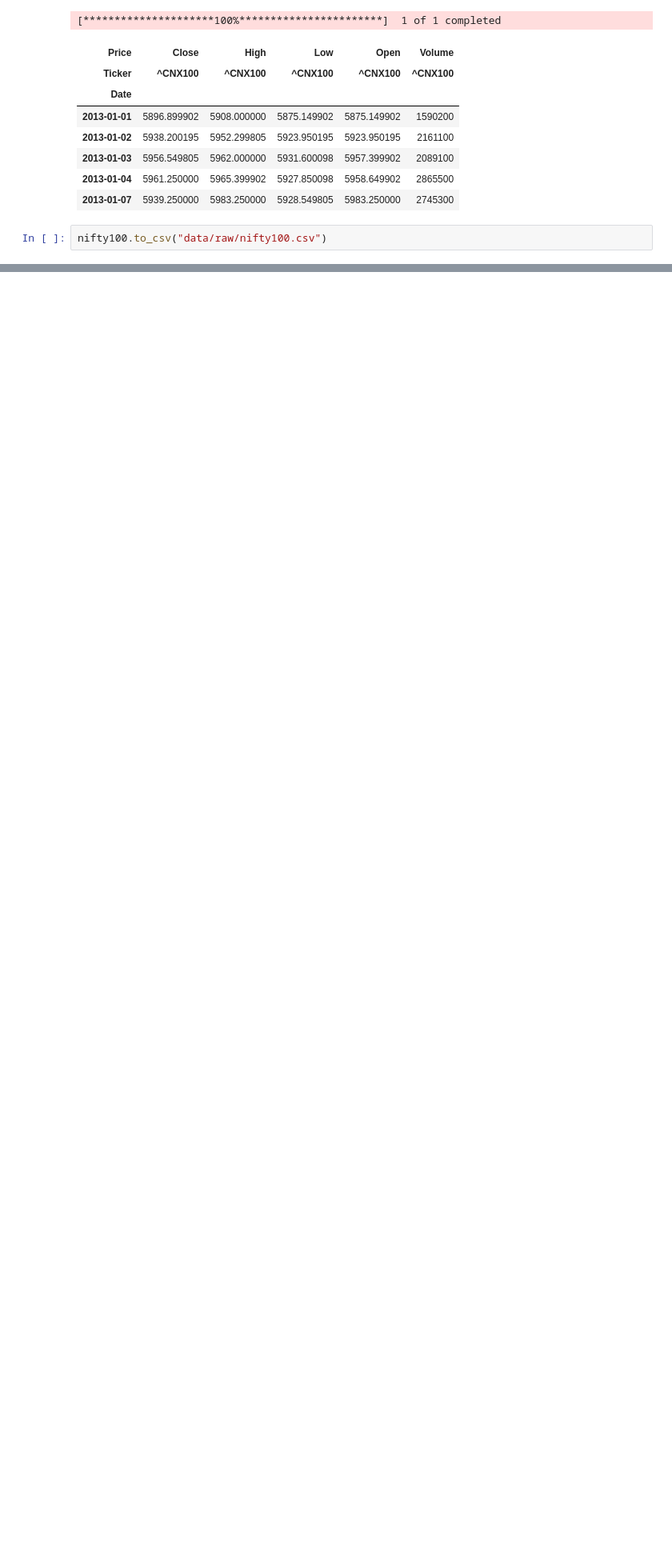
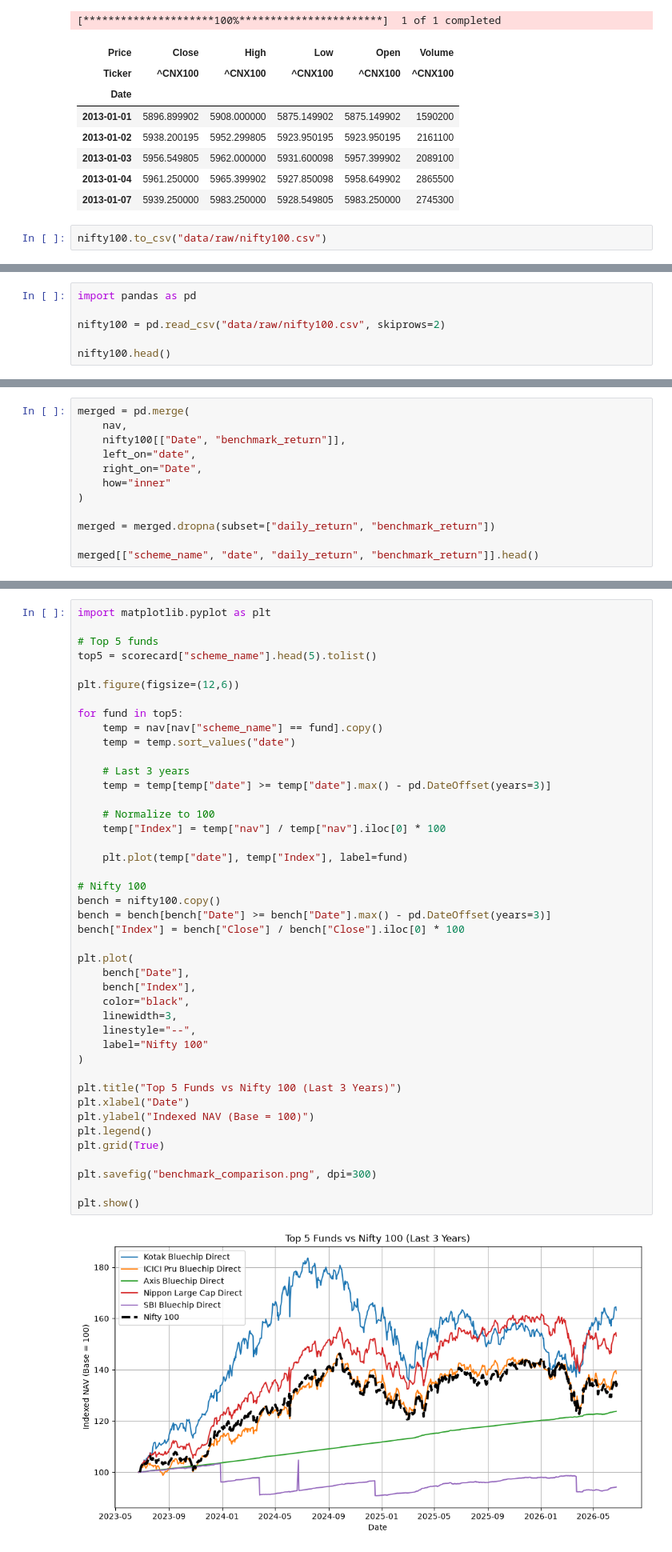
Before and after one commit to indiraselvam94-debug/mutual-fund-analytics, a Jupyter notebook: Performance_Analytics.ipynb, the cells around one changed output, grey strips where cells are left out. Shown at 80% size. Saved outputs shown, nothing was run; the diff lists cells and outputs as text; blank space fills up the shorter version.

```diff
--- a/Performance_Analytics.ipynb
+++ b/Performance_Analytics.ipynb
@@ -497,0 +512,6 @@ KeyError: 'Date'
+# %%
+import pandas as pd
+
+nifty100 = pd.read_csv("data/raw/nifty100.csv", skiprows=2)
+
+nifty100.head()
@@ -497,0 +606,12 @@ KeyError: 'Date'
+# %%
+merged = pd.merge(
+    nav,
+    nifty100[["Date", "benchmark_return"]],
+    left_on="date",
+    right_on="Date",
+    how="inner"
+)
+
+merged = merged.dropna(subset=["daily_return", "benchmark_return"])
+
+merged[["scheme_name", "date", "daily_return", "benchmark_return"]].head()
@@ -497,0 +706,45 @@ KeyError: 'Date'
+# %%
+import matplotlib.pyplot as plt
+
+# Top 5 funds
+top5 = scorecard["scheme_name"].head(5).tolist()
+
+plt.figure(figsize=(12,6))
+
+for fund in top5:
+    temp = nav[nav["scheme_name"] == fund].copy()
+    temp = temp.sort_values("date")
+
+    # Last 3 years
+    temp = temp[temp["date"] >= temp["date"].max() - pd.DateOffset(years=3)]
+
+    # Normalize to 100
+    temp["Index"] = temp["nav"] / temp["nav"].iloc[0] * 100
+
+    plt.plot(temp["date"], temp["Index"], label=fund)
+
+# Nifty 100
+bench = nifty100.copy()
+bench = bench[bench["Date"] >= bench["Date"].max() - pd.DateOffset(years=3)]
+bench["Index"] = bench["Close"] / bench["Close"].iloc[0] * 100
+
+plt.plot(
+    bench["Date"],
+    bench["Index"],
+    color="black",
+    linewidth=3,
+    linestyle="--",
+    label="Nifty 100"
+)
+
+plt.title("Top 5 Funds vs Nifty 100 (Last 3 Years)")
+plt.xlabel("Date")
+plt.ylabel("Indexed NAV (Base = 100)")
+plt.legend()
+plt.grid(True)
+
+plt.savefig("benchmark_comparison.png", dpi=300)
+
+plt.show()
+# %% [output]
+[figure, added]
```
Also changed, not shown: parts of 25 cells of this notebook, 3 other files.
